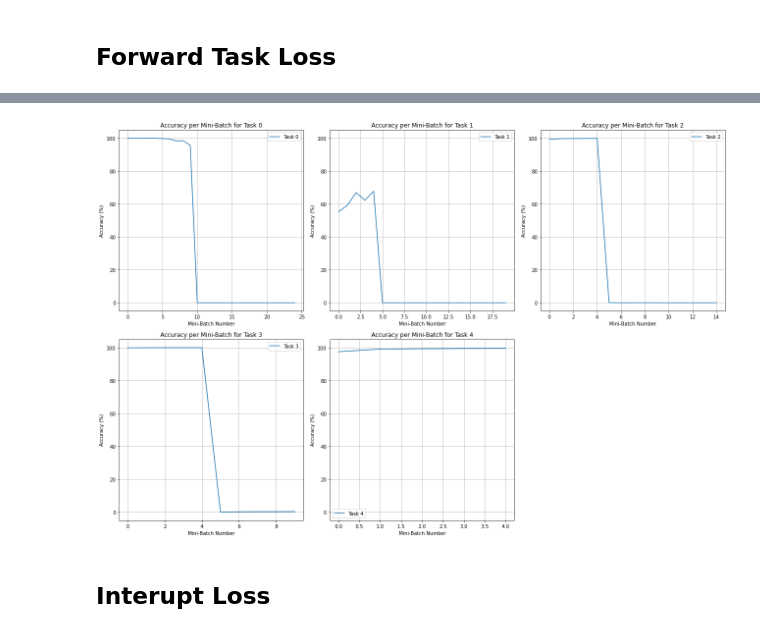
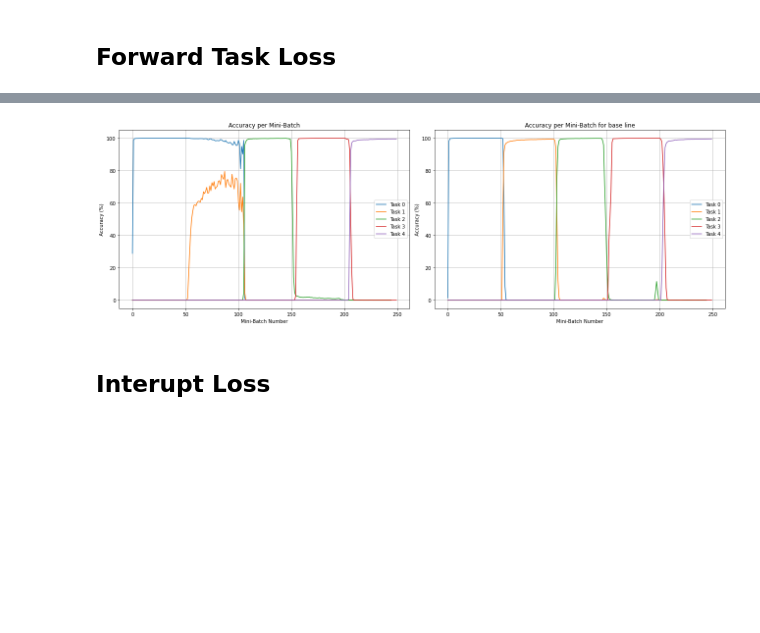
Before and after one commit to bochendong/Fantastic-ML-Method, a Jupyter notebook: LTL/MNIST/Experiment/Best.ipynb, the cells around one changed output, grey strips where cells are left out. Saved outputs shown, nothing was run; the diff lists cells and outputs as text; code cells hidden in the pictures; blank space fills up the shorter version.

```diff
--- a/LTL/MNIST/Experiment/Best.ipynb
+++ b/LTL/MNIST/Experiment/Best.ipynb
@@ -180,0 +217,9 @@ def plot_task_acc_history(all_accuracies):
+# %%
+model = MLP_Enhance()
+model = model.to(device)
+criterion = nn.CrossEntropyLoss()
+
+all_accuracies_base = []
+for task in [0, 1, 2, 3, 4]:
+    model, accuracies = train_base(model, task, criterion, 5)
+    all_accuracies_base.append(accuracies)
@@ -337,9 +336,0 @@ def train_distribution_II(model, task_num, criterion, epoches):
-# %%
-model = MLP_Enhance()
-model = model.to(device)
-criterion = nn.CrossEntropyLoss()
-
-all_accuracies_4 = []
-for task in [0, 1, 2, 3, 4]:
-    model, accuracies = train_distribution_II(model, task, criterion, 5)
-    all_accuracies_4.append(accuracies)
@@ -454,7 +418,7 @@ plot_acc_history(all_accuracies_1)
 # %%
-plot_task_acc_history(all_accuracies_1)
+plot_task_acc_history(all_accuracies_base, all_accuracies_1)
 # %% [output]
-[figure, old version]
+[figure, new version]
 # %% [markdown]
 ## Interupt Loss
 # %%
```
Also changed, not shown: parts of 22 cells of this notebook.
